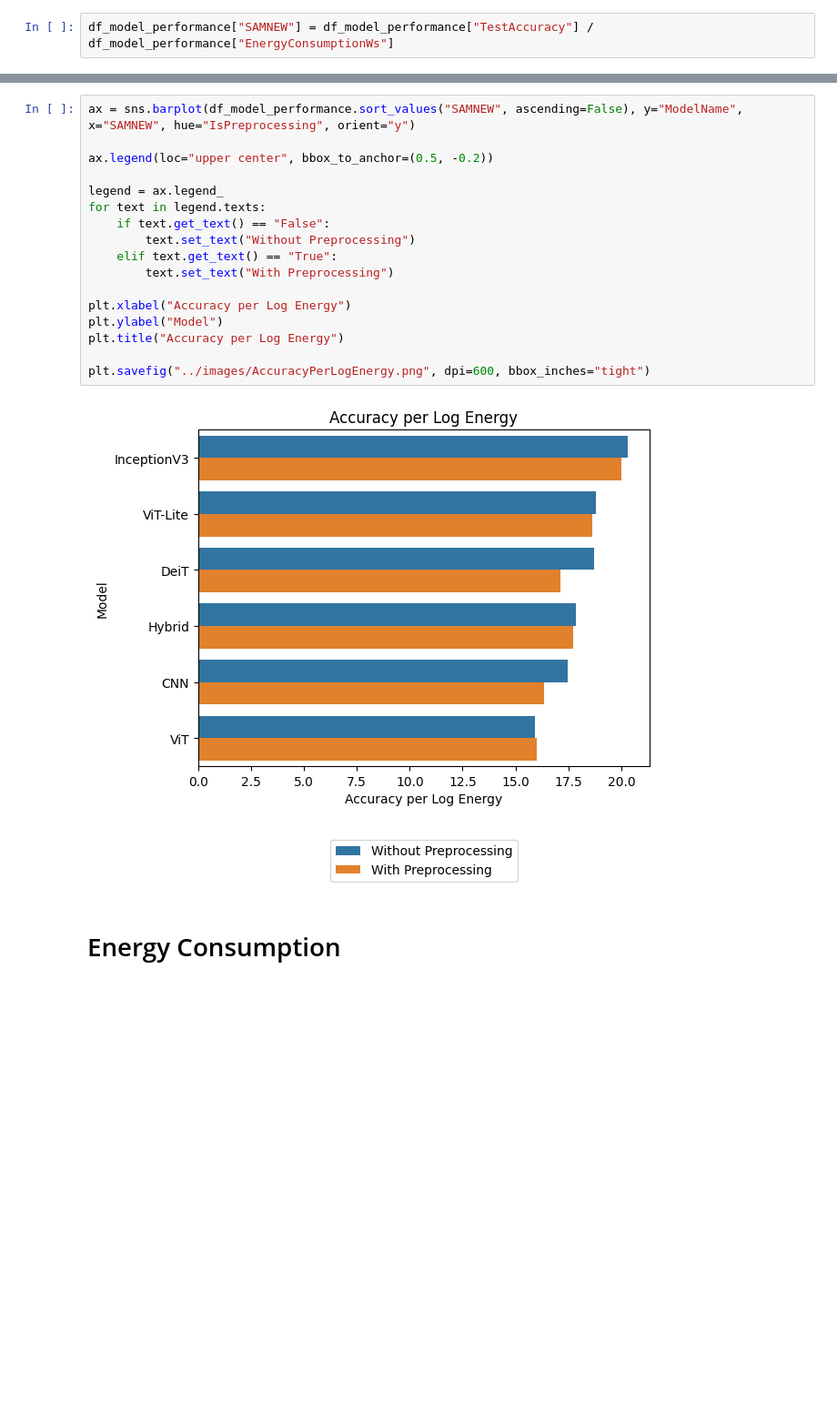
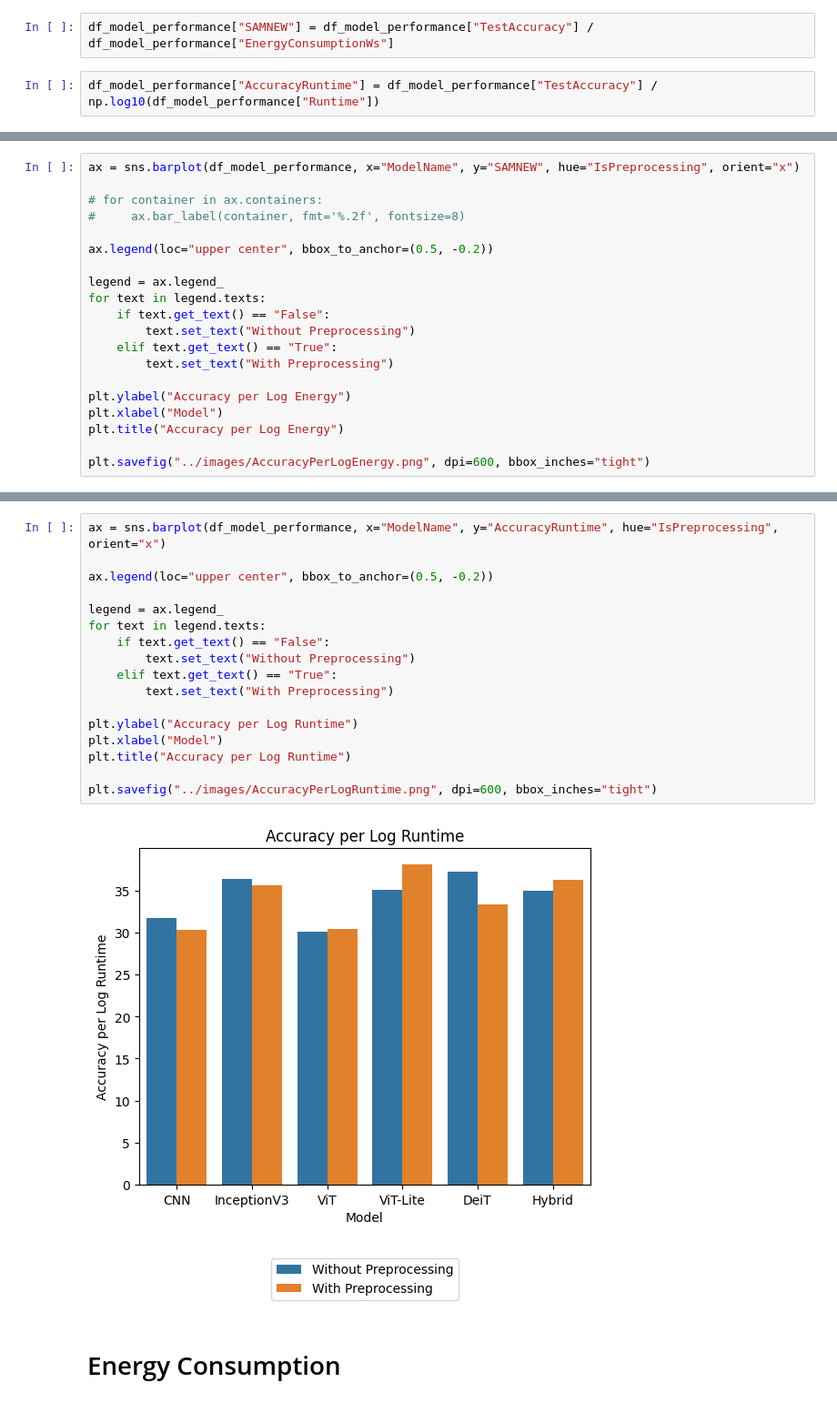
Before and after one commit to Sangeeths11/DeepLearningComputerVision, a Jupyter notebook: wandbVersion/energy_consumption.ipynb, the cells around one changed output, grey strips where cells are left out. Shown: that part at 91% size. Saved outputs shown, nothing was run; the diff lists cells and outputs as text; blank space fills up the shorter version.

```diff
--- a/wandbVersion/energy_consumption.ipynb
+++ b/wandbVersion/energy_consumption.ipynb
@@ -357,6 +401,8 @@ Text(0.5, 1.0, 'SAM with alpha = 1')
 df_model_performance["EnergyConsumptionWs"] = np.log10(df_model_performance["EnergyConsumptionWs"])
 # %%
 df_model_performance["SAMNEW"] = df_model_performance["TestAccuracy"] / df_model_performance["EnergyConsumptionWs"]
+# %%
+df_model_performance["AccuracyRuntime"] = df_model_performance["TestAccuracy"] / np.log10(df_model_performance["Runtime"])
 # %%
 df_model_performance.head()
 # %% [output]
@@ -366,3 +412,23 @@ df_model_performance.head()
 | 2 | InceptionV3-Preprocessing | 0.003731 | 4.128178 | 84.375000 | 82.534248 | 82.105263 | 34 | ... |
 | 3 | InceptionV3-No-Preprocessing | 0.005099 | 4.263765 | 87.500000 | 86.643833 | 87.043189 | 38 | ... |
 | 4 | ViT-Preprocessing | 0.019038 | 4.835924 | 80.128894 | 77.397260 | 76.258993 | 24 | ... |
+# %%
+ax = sns.barplot(df_model_performance, x="ModelName", y="SAMNEW", hue="IsPreprocessing", orient="x")
+
+# for container in ax.containers:
+#     ax.bar_label(container, fmt='%.2f', fontsize=8)
+
+ax.legend(loc="upper center", bbox_to_anchor=(0.5, -0.2))
+
+legend = ax.legend_
+for text in legend.texts:
+    if text.get_text() == "False":
+        text.set_text("Without Preprocessing")
+    elif text.get_text() == "True":
+        text.set_text("With Preprocessing")
+
+plt.ylabel("Accuracy per Log Energy")
+plt.xlabel("Model")
+plt.title("Accuracy per Log Energy")
+
+plt.savefig("../images/AccuracyPerLogEnergy.png", dpi=600, bbox_inches="tight")
@@ -369,22 +437,22 @@ df_model_performance.head()
 # %%
-ax = sns.barplot(df_model_performance.sort_values("SAMNEW", ascending=False), y="ModelName", x="SAMNEW", hue="IsPreprocessing", orient="y")
+ax = sns.barplot(df_model_performance, x="ModelName", y="AccuracyRuntime", hue="IsPreprocessing", orient="x")
 
 ax.legend(loc="upper center", bbox_to_anchor=(0.5, -0.2))
 
 legend = ax.legend_
 for text in legend.texts:
     if text.get_text() == "False":
         text.set_text("Without Preprocessing")
     elif text.get_text() == "True":
         text.set_text("With Preprocessing")
 
-plt.xlabel("Accuracy per Log Energy")
-plt.ylabel("Model")
-plt.title("Accuracy per Log Energy")
+plt.ylabel("Accuracy per Log Runtime")
+plt.xlabel("Model")
+plt.title("Accuracy per Log Runtime")
 
-plt.savefig("../images/AccuracyPerLogEnergy.png", dpi=600, bbox_inches="tight")
+plt.savefig("../images/AccuracyPerLogRuntime.png", dpi=600, bbox_inches="tight")
 # %% [output]
-[figure, old version]
+[figure, new version]
 # %% [markdown]
 # Energy Consumption
 # %% [markdown]
```
Also changed, not shown: parts of 7 cells of this notebook.
